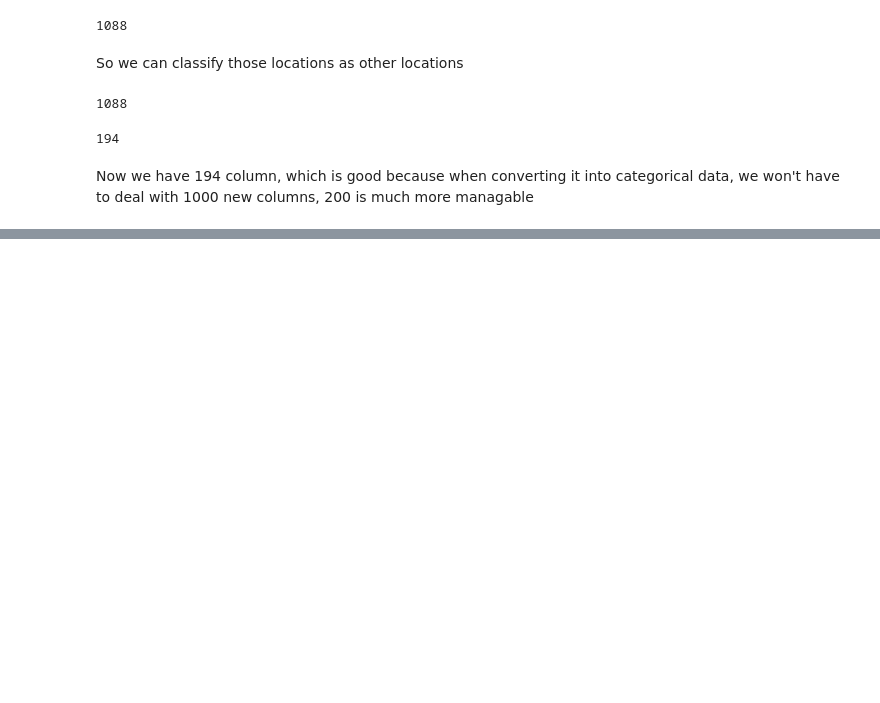
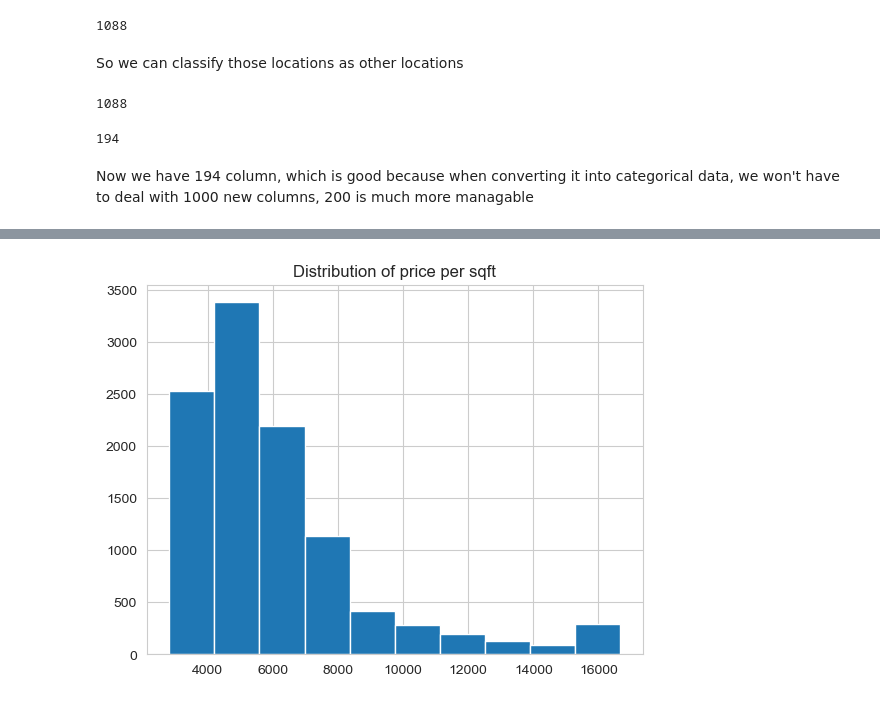
Before and after one commit to Asifdotexe/real-estate-price-prediction, a Jupyter notebook: python/House Price Prediction.ipynb, the cells around one changed output, grey strips where cells are left out. Drawn from its saved outputs; the diff is of its cells as text; code cells hidden in the pictures; blank space fills up the shorter version.

```diff
--- a/python/House Price Prediction.ipynb
+++ b/python/House Price Prediction.ipynb
@@ -282,0 +326,6 @@ Now we have 194 column, which is good because when converting it into categorica
+# %%
+df['price_per_sqft'].hist()
+plt.title('Distribution of price per sqft')
+plt.show()
+# %% [output]
+[figure, added]
```
Also changed, not shown: parts of 26 cells of this notebook.
